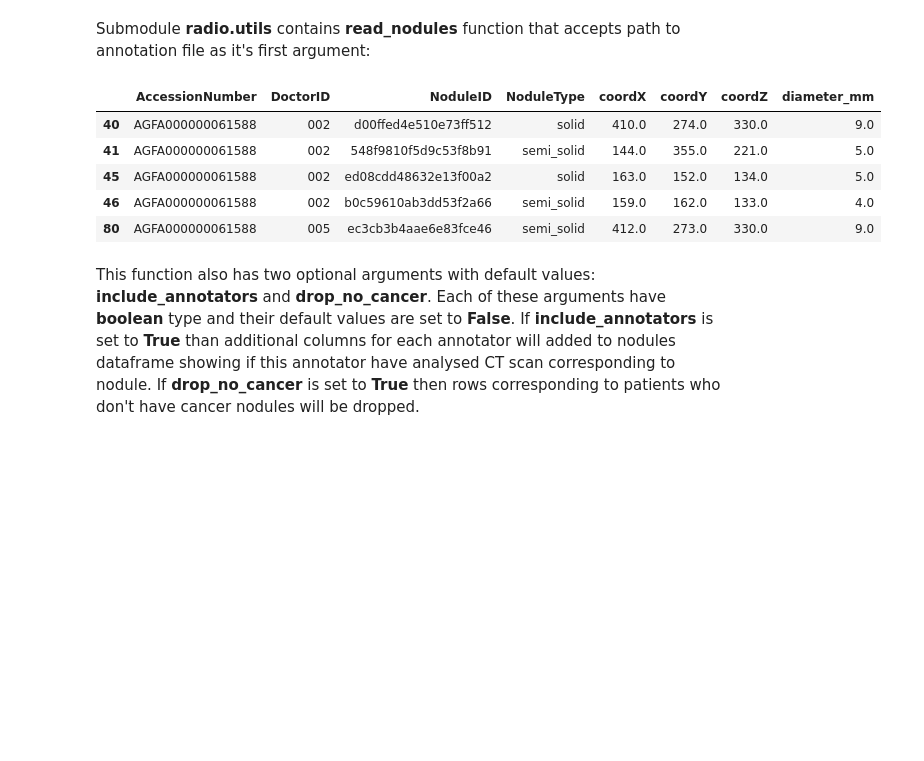
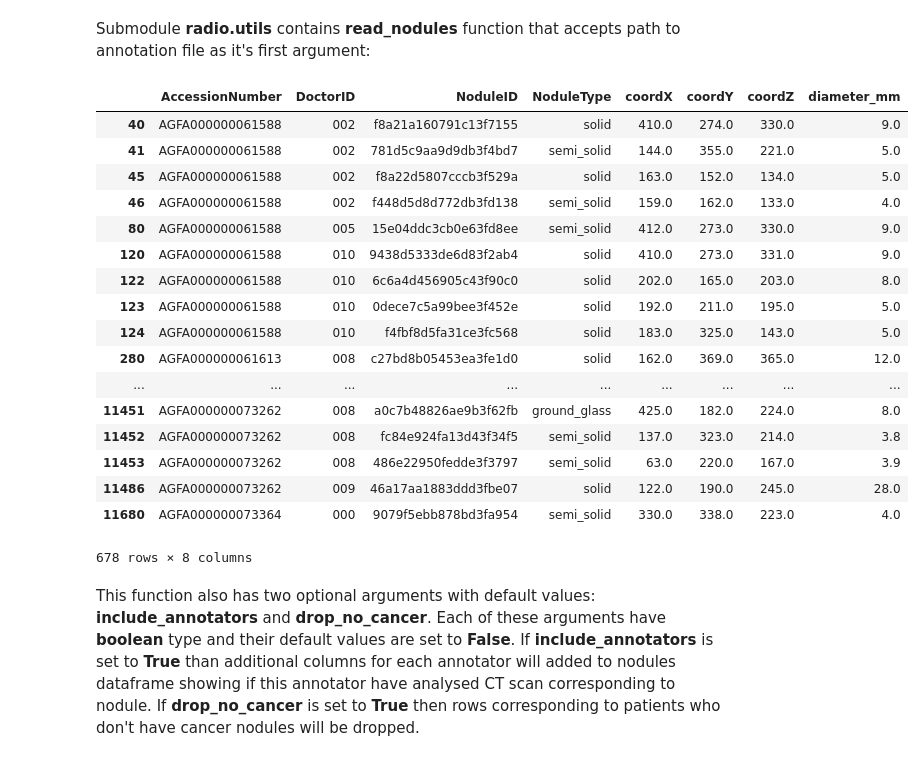
Before and after one commit to analysiscenter/radio, a Jupyter notebook: examples/DealingWithAnnotation.ipynb, the cells around one changed output. Saved outputs shown, nothing was run; the diff lists cells and outputs as text; code cells hidden in the pictures; blank space fills up the shorter version.

```diff
--- a/examples/DealingWithAnnotation.ipynb
+++ b/examples/DealingWithAnnotation.ipynb
@@ -17,14 +20,26 @@ Submodule **radio.utils** contains **read_nodules** function that accepts path t
 annotation_path = '/media/kirill/data/ct_annotation/08_annotation.txt'
 # %%
 nodules = radio.annotation.read_nodules(annotation_path)
-nodules.head(5)
+nodules
 # %% [output]
 |  | AccessionNumber | DoctorID | NoduleID | NoduleType | coordX | coordY | coordZ | diameter_mm |
-| 40 | AGFA000000061588 | 002 | d00ffed4e510e73ff512 | solid | 410.0 | 274.0 | 330.0 | 9.0 |
-| 41 | AGFA000000061588 | 002 | 548f9810f5d9c53f8b91 | semi_solid | 144.0 | 355.0 | 221.0 | 5.0 |
-| 45 | AGFA000000061588 | 002 | ed08cdd48632e13f00a2 | solid | 163.0 | 152.0 | 134.0 | 5.0 |
-| 46 | AGFA000000061588 | 002 | b0c59610ab3dd53f2a66 | semi_solid | 159.0 | 162.0 | 133.0 | 4.0 |
-| 80 | AGFA000000061588 | 005 | ec3cb3b4aae6e83fce46 | semi_solid | 412.0 | 273.0 | 330.0 | 9.0 |
+| 40 | AGFA000000061588 | 002 | f8a21a160791c13f7155 | solid | 410.0 | 274.0 | 330.0 | 9.0 |
+| 41 | AGFA000000061588 | 002 | 781d5c9aa9d9db3f4bd7 | semi_solid | 144.0 | 355.0 | 221.0 | 5.0 |
+| 45 | AGFA000000061588 | 002 | f8a22d5807cccb3f529a | solid | 163.0 | 152.0 | 134.0 | 5.0 |
+| 46 | AGFA000000061588 | 002 | f448d5d8d772db3fd138 | semi_solid | 159.0 | 162.0 | 133.0 | 4.0 |
+| 80 | AGFA000000061588 | 005 | 15e04ddc3cb0e63fd8ee | semi_solid | 412.0 | 273.0 | 330.0 | 9.0 |
+| 120 | AGFA000000061588 | 010 | 9438d5333de6d83f2ab4 | solid | 410.0 | 273.0 | 331.0 | 9.0 |
+| 122 | AGFA000000061588 | 010 | 6c6a4d456905c43f90c0 | solid | 202.0 | 165.0 | 203.0 | 8.0 |
+| 123 | AGFA000000061588 | 010 | 0dece7c5a99bee3f452e | solid | 192.0 | 211.0 | 195.0 | 5.0 |
+| 124 | AGFA000000061588 | 010 | f4fbf8d5fa31ce3fc568 | solid | 183.0 | 325.0 | 143.0 | 5.0 |
+| 280 | AGFA000000061613 | 008 | c27bd8b05453ea3fe1d0 | solid | 162.0 | 369.0 | 365.0 | 12.0 |
+| ... | ... | ... | ... | ... | ... | ... | ... | ... |
+| 11451 | AGFA000000073262 | 008 | a0c7b48826ae9b3f62fb | ground_glass | 425.0 | 182.0 | 224.0 | 8.0 |
+| 11452 | AGFA000000073262 | 008 | fc84e924fa13d43f34f5 | semi_solid | 137.0 | 323.0 | 214.0 | 3.8 |
+| 11453 | AGFA000000073262 | 008 | 486e22950fedde3f3797 | semi_solid | 63.0 | 220.0 | 167.0 | 3.9 |
+| 11486 | AGFA000000073262 | 009 | 46a17aa1883ddd3fbe07 | solid | 122.0 | 190.0 | 245.0 | 28.0 |
+| 11680 | AGFA000000073364 | 000 | 9079f5ebb878bd3fa954 | semi_solid | 330.0 | 338.0 | 223.0 | 4.0 |
+678 rows × 8 columns
 # %% [markdown]
 This function also has two optional arguments with default values: **include_annotators** and **drop_no_cancer**. Each of these arguments have **boolean** type and their default values are set to **False**. If **include_annotators** is set to **True** than additional columns for each annotator will added to nodules dataframe showing if this annotator have analysed CT scan corresponding to nodule. If **drop_no_cancer** is set to **True** then rows corresponding to patients who don't have cancer nodules will be dropped.
 # %%
```
Also changed, not shown: parts of 6 cells of this notebook.
